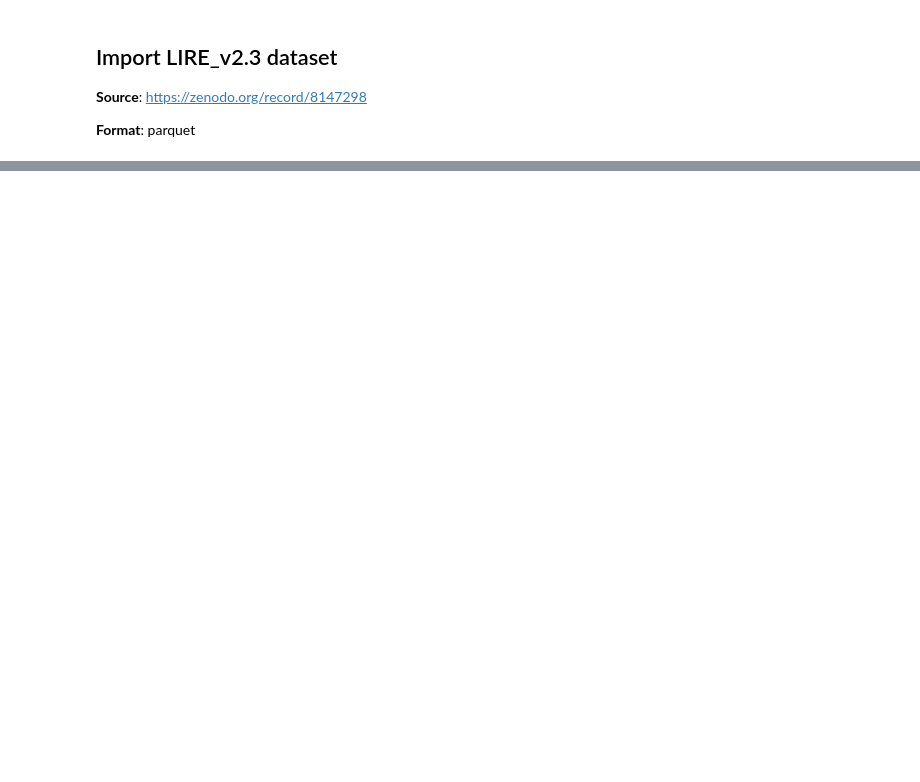
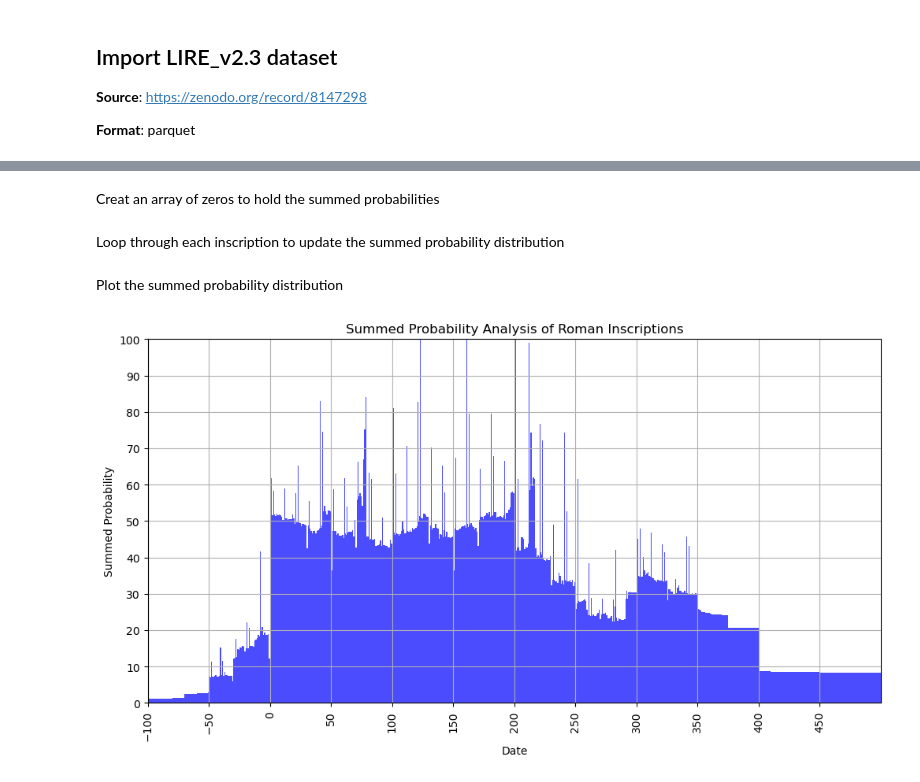
Before and after one commit to saross/inscriptions, a Jupyter notebook: inscriptions-spa.ipynb, the cells around one changed output, grey strips where cells are left out. Drawn from its saved outputs; the diff is of its cells as text; code cells hidden in the pictures; blank space fills up the shorter version.

Commit message:
Completed overview summed probability analysis

```diff
--- a/inscriptions-spa.ipynb
+++ b/inscriptions-spa.ipynb
@@ -44,0 +92,43 @@ lire = gpd.read_parquet('data/LIRE_v2-3.parquet')
+# %%
+# since the dataset uses floating point numbers, resolution must be defined
+
+resolution = 0.1
+
+earliest_date = lire['not_before'].min()
+latest_date = lire['not_after'].max()
+# %% [markdown]
+Creat an array of zeros to hold the summed probabilities
+# %%
+num_bins = int((latest_date - earliest_date) / resolution) + 1
+summed_prob = np.zeros(num_bins)
+# %% [markdown]
+Loop through each inscription to update the summed probability distribution
+# %%
+for index, row in lire.iterrows():
+    start = row['not_before']
+    end = row['not_after']
+
+    start_idx = int((start - earliest_date) / resolution)
+    end_idx = int((end - earliest_date) / resolution)
+
+    # Calculate uniform distribution for this inscription
+    uniform_prob = 1.0 / (end_idx - start_idx + 1)
+
+    # Add this distribution to the overall summed distribution
+    summed_prob[start_idx : end_idx + 1] += uniform_prob
+# %% [markdown]
+Plot the summed probability distribution
+# %%
+plt.figure(figsize=(12, 6))
+plt.bar(np.arange(earliest_date, latest_date + resolution, resolution), summed_prob, width=resolution, color='blue', alpha=0.7)
+plt.xlabel('Date')
+plt.ylabel('Summed Probability')
+plt.title('Summed Probability Analysis of Roman Inscriptions')
+plt.xlim([-100, 500])
+plt.ylim([0, 100])
+plt.grid(True)
+plt.xticks(np.arange(-100, 500, 50), rotation='vertical')
+plt.yticks(np.arange(0, 100 + 10, 10))
+plt.show()
+# %% [output]
+[figure, added]
```
Also changed, not shown: parts of 11 cells of this notebook.
